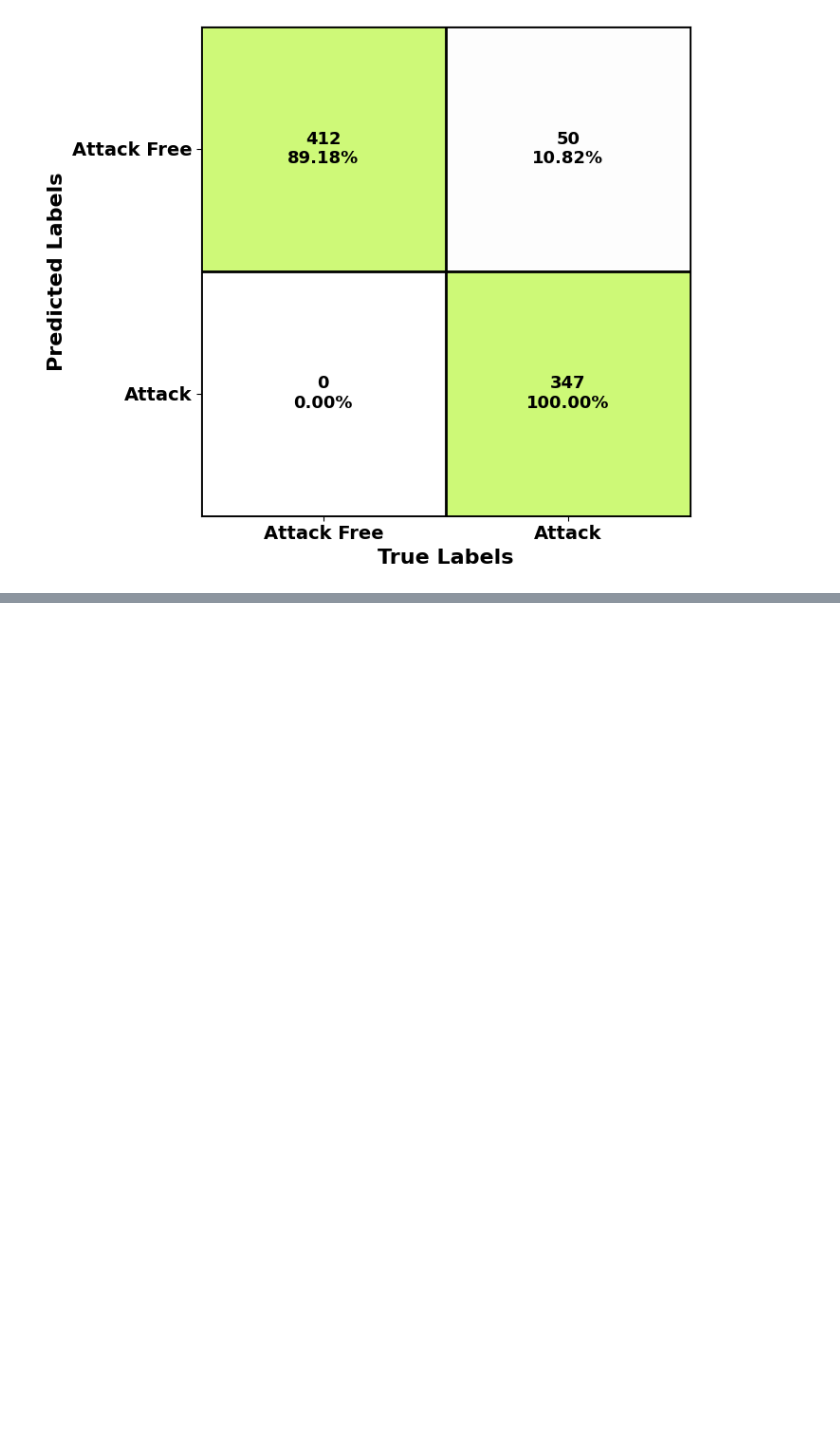
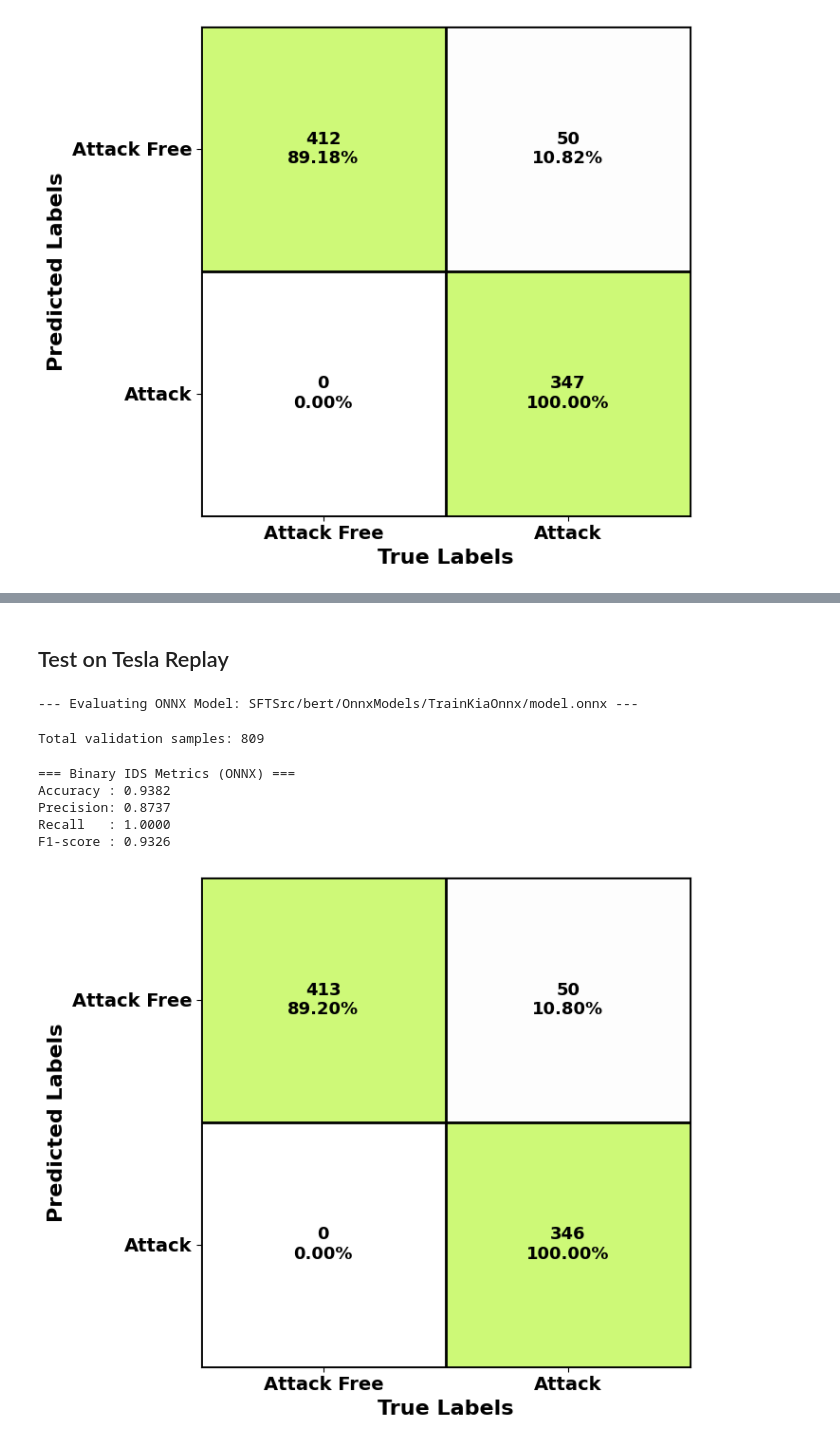
Before and after one commit to Arupreza/UIDS-II, a Jupyter notebook: ResultEvaluation.ipynb, the cells around one changed output, grey strips where cells are left out. Saved outputs shown, nothing was run; the diff lists cells and outputs as text; code cells hidden in the pictures; blank space fills up the shorter version.

```diff
--- a/ResultEvaluation.ipynb
+++ b/ResultEvaluation.ipynb
@@ -100,0 +299,21 @@ F1-score : 0.9328
+# %% [markdown]
+## Test on Tesla Replay
+# %%
+DATA_DIR = "Split_data/Test/Tesla/Replay/Lower Low"
+
+results = EvaluateModelOnnx(
+    model_path=MODEL_DIR,
+    validation_data_directory=DATA_DIR,
+    time_gap=TIME_GAP,
+    #device=device_to_use,
+    batch_size=16
+)
+# %% [output]
+--- Evaluating ONNX Model: SFTSrc/bert/OnnxModels/TrainKiaOnnx/model.onnx ---
+Total validation samples: 809
+=== Binary IDS Metrics (ONNX) ===
+Accuracy : 0.9382
+Precision: 0.8737
+Recall   : 1.0000
+F1-score : 0.9326
+[figure, added]
```
Also changed, not shown: parts of 14 cells of this notebook, 4 other files.
